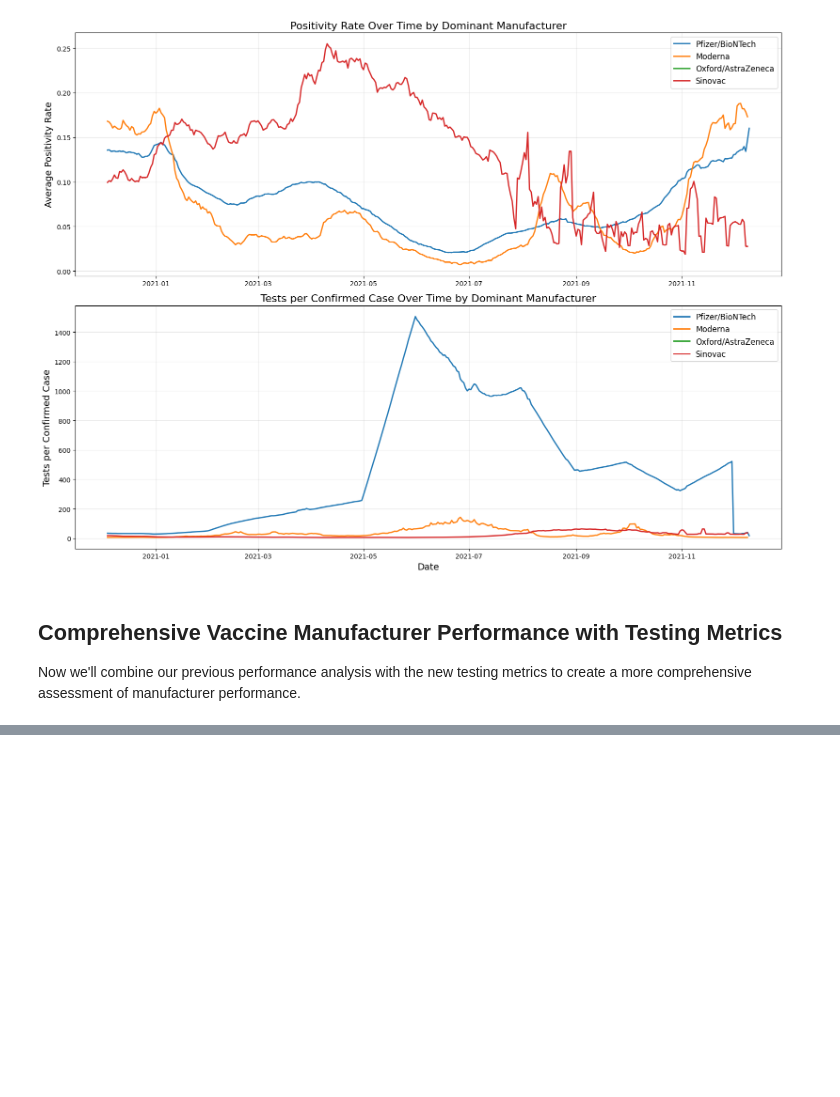
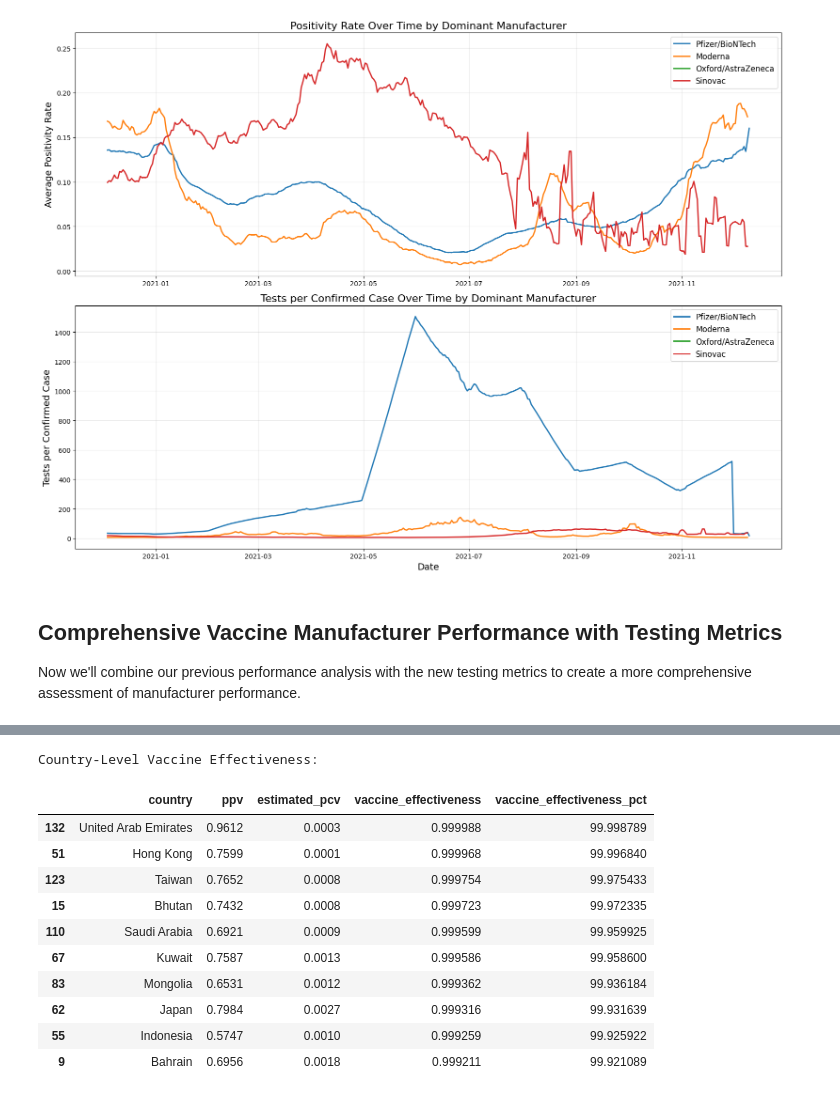
Before and after one commit to tangnatta/AUT461-Miniproject-2025, a Jupyter notebook: q3.ipynb, the cells around one changed output, grey strips where cells are left out. Drawn from its saved outputs; the diff is of its cells as text; code cells hidden in the pictures; blank space fills up the shorter version.

```diff
--- a/q3.ipynb
+++ b/q3.ipynb
@@ -1488,0 +834,76 @@ covid19_testing_record.head()
+# %%
+# Calculate Vaccine Effectiveness using Screening Method
+import numpy as np
+
+def calculate_ve(pcv, ppv):
+    """
+    Calculate vaccine effectiveness using the screening method
+
+    Parameters:
+    - pcv: Proportion of cases who are vaccinated
+    - ppv: Proportion of population vaccinated
+
+    Returns:
+    - ve: Vaccine effectiveness (as a decimal)
+    """
+    # Edge cases
+    if pcv == 1:
+        return 0  # If all cases are vaccinated, VE is 0%
+    if ppv == 0 or pcv == 0:
+        return np.nan  # If no one is vaccinated or no vaccinated cases, VE is undefined
+
+    # Apply screening method formula: VE = 1 - (PCV × (1 - PPV))/(PPV × (1 - PCV))
+    ve = 1 - (pcv * (1 - ppv)) / (ppv * (1 - pcv))
+
+    # Constrain VE between 0 and 1
+    return max(min(ve, 1), 0)
+
+# Prepare data for country-level VE calculation
+# We need to calculate PCV (proportion of cases vaccinated) and PPV (proportion # Get the latest data for each country from vaccinations_by_country which has people_fully_vaccinated
+latest_vax_data = vaccinations_by_country.sort_values('date').groupby('country').last().reset_index()
+
+# Get the latest testing data for each country
+latest_test_data = covid19_testing_record.sort_values('date').groupby('country').last().reset_index()
+
+# Merge vaccination and testing data
+merged_data = pd.merge(latest_vax_data, latest_test_data[['country', 'positive_rate', 'tests_per_confirm_case']],
+                      on='country', how='inner')
+
+# Calculate PPV (proportion of population vaccinated) for each country
+# We use people_fully_vaccinated_per_hundred which is already normalized by population (divided by 100 to get proportion)
+merged_data['ppv'] = merged_data['people_fully_vaccinated_per_hundred'] / 100
+
+# Estimate PCV (proportion of cases who are vaccinated)
+# Using the formula: PCV = (PPV × positive rate in vaccinated) / overall positive rate
+# Since we don't have direct data on positive rate in vaccinated individuals, we'll estimate it
+# We assume that the positive rate in vaccinated individuals is lower than in unvaccinated ones
+# We'll estimate it as 30% of the overall positive rate (this factor can be adjusted based on literature)
+# factor_reduction = 0.3  # Estimated reduction in positive rate for vaccinated individuals
+merged_data['estimated_positive_rate_vaccinated'] = merged_data['positive_rate']
+merged_data['estimated_pcv'] = merged_data['positive_rate']
+
+# Calculate VE for each country using the screening method
+merged_data['vaccine_effectiveness'] = merged_data.apply(
+    lambda x: calculate_ve(x['estimated_pcv'], x['ppv']) if not pd.isna(x['ppv']) and not pd.isna(x['estimated_pcv']) else np.nan,
+    axis=1
+)
+
+# Display results for countries with valid data
+country_ve = merged_data[['country', 'ppv', 'estimated_pcv', 'vaccine_effectiveness']].dropna()
+country_ve['vaccine_effectiveness_pct'] = country_ve['vaccine_effectiveness'] * 100
+
+print("Country-Level Vaccine Effectiveness:")
+display(country_ve.sort_values('vaccine_effectiveness', ascending=False).head(10))
+# %% [output]
+Country-Level Vaccine Effectiveness:
+|  | country | ppv | estimated_pcv | vaccine_effectiveness | vaccine_effectiveness_pct |
+| 132 | United Arab Emirates | 0.9612 | 0.0003 | 0.999988 | 99.998789 |
+| 51 | Hong Kong | 0.7599 | 0.0001 | 0.999968 | 99.996840 |
+| 123 | Taiwan | 0.7652 | 0.0008 | 0.999754 | 99.975433 |
+| 15 | Bhutan | 0.7432 | 0.0008 | 0.999723 | 99.972335 |
+| 110 | Saudi Arabia | 0.6921 | 0.0009 | 0.999599 | 99.959925 |
+| 67 | Kuwait | 0.7587 | 0.0013 | 0.999586 | 99.958600 |
+| 83 | Mongolia | 0.6531 | 0.0012 | 0.999362 | 99.936184 |
+| 62 | Japan | 0.7984 | 0.0027 | 0.999316 | 99.931639 |
+| 55 | Indonesia | 0.5747 | 0.0010 | 0.999259 | 99.925922 |
+| 9 | Bahrain | 0.6956 | 0.0018 | 0.999211 | 99.921089 |
```
Also changed, not shown: parts of 21 cells of this notebook, 7 other files.
